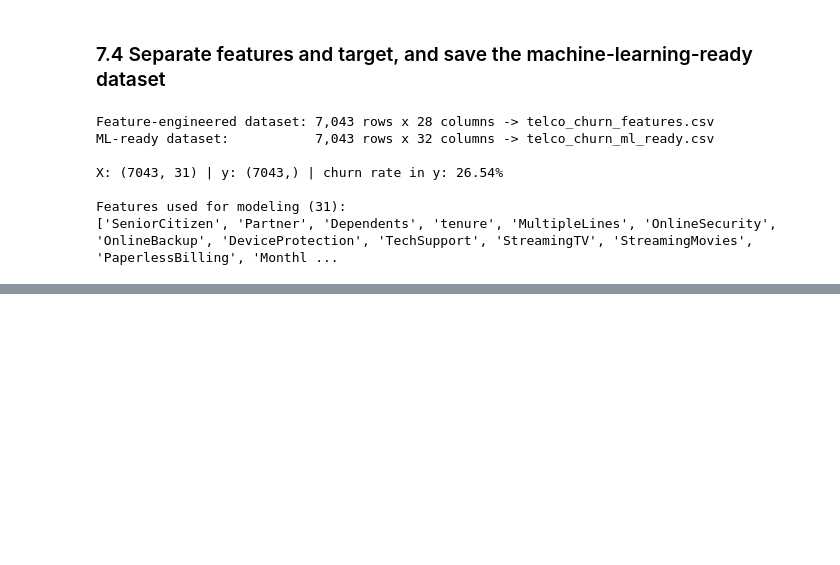
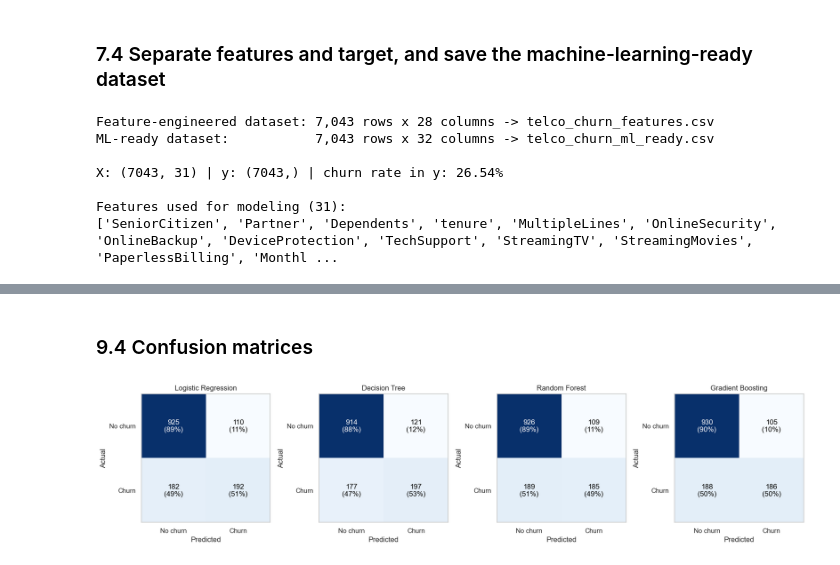
Before and after one commit to Da1vReyes/customer_churn_prediction, a Jupyter notebook: notebooks/customer_churn_analysis.ipynb, the cells around one changed output, grey strips where cells are left out. Drawn from its saved outputs; the diff is of its cells as text; code cells hidden in the pictures; blank space fills up the shorter version.

```diff
--- a/notebooks/customer_churn_analysis.ipynb
+++ b/notebooks/customer_churn_analysis.ipynb
@@ -657,0 +770,8 @@ _Next: Week 3, train/test split and classification models (Logistic Regression,
+# %% [markdown]
+### 9.4 Confusion matrices
+# %%
+fig = plot_confusion_matrices(results, y_test)
+save_fig(fig, "confusion_matrices.png")
+plt.show()
+# %% [output]
+[figure, added]
```
Also changed, not shown: parts of 20 cells of this notebook.
